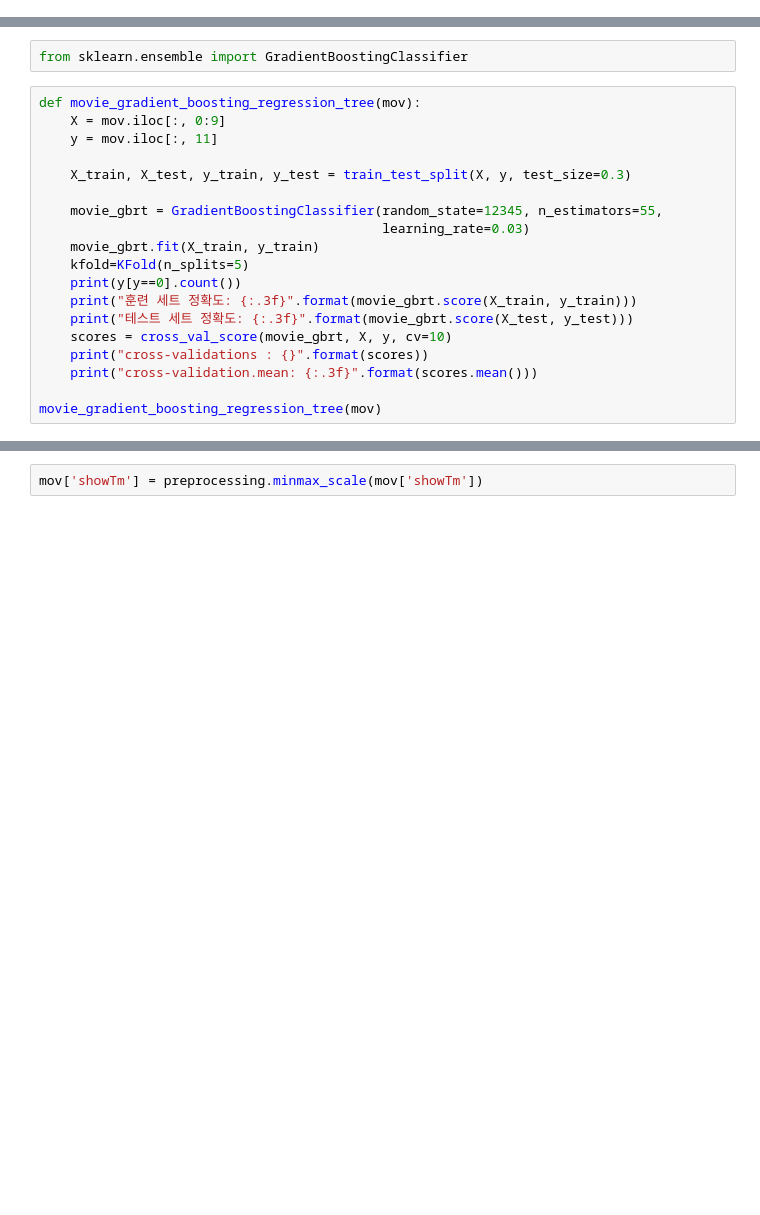
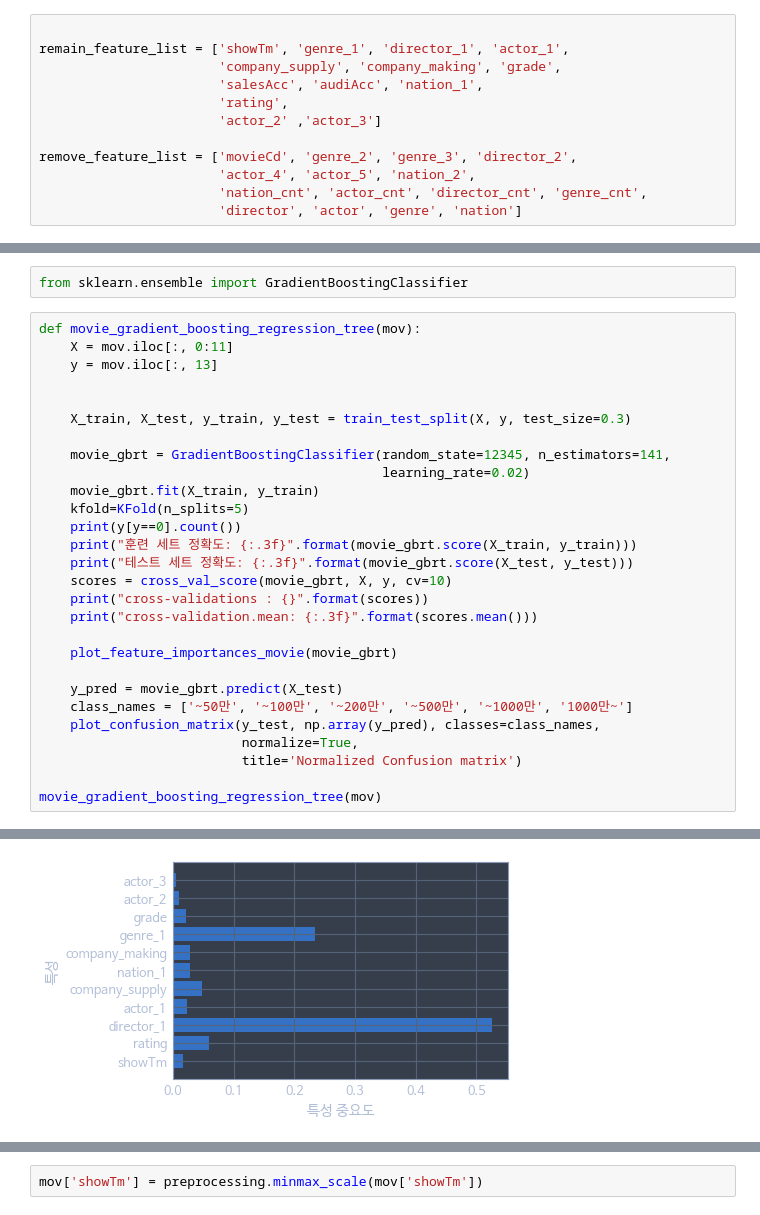
Before and after one commit to younghk/2019_Project_Graduation, a Jupyter notebook: Modeling.ipynb, the cells around one changed output, grey strips where cells are left out. Drawn from its saved outputs; the diff is of its cells as text; blank space fills up the shorter version.

```diff
--- a/Modeling.ipynb
+++ b/Modeling.ipynb
@@ -59,0 +90,12 @@ Int64Index([], dtype='int64')
+# %%
+
+remain_feature_list = ['showTm', 'genre_1', 'director_1', 'actor_1',
+                       'company_supply', 'company_making', 'grade',
+                       'salesAcc', 'audiAcc', 'nation_1',
+                       'rating',
+                       'actor_2' ,'actor_3']
+
+remove_feature_list = ['movieCd', 'genre_2', 'genre_3', 'director_2',
+                       'actor_4', 'actor_5', 'nation_2',
+                       'nation_cnt', 'actor_cnt', 'director_cnt', 'genre_cnt',
+                       'director', 'actor', 'genre', 'nation']
@@ -674,13 +710,14 @@ Normalized confusion matrix
 from sklearn.ensemble import GradientBoostingClassifier
 # %%
 def movie_gradient_boosting_regression_tree(mov):
-    X = mov.iloc[:, 0:9]
-    y = mov.iloc[:, 11]
+    X = mov.iloc[:, 0:11]
+    y = mov.iloc[:, 13]
+
 
     X_train, X_test, y_train, y_test = train_test_split(X, y, test_size=0.3)
 
-    movie_gbrt = GradientBoostingClassifier(random_state=12345, n_estimators=55,
-                                            learning_rate=0.03)
+    movie_gbrt = GradientBoostingClassifier(random_state=12345, n_estimators=141,
+                                            learning_rate=0.02)
     movie_gbrt.fit(X_train, y_train)
     kfold=KFold(n_splits=5)
     print(y[y==0].count())
@@ -690,5 +727,13 @@ def movie_gradient_boosting_regression_tree(mov):
     print("cross-validations : {}".format(scores))
     print("cross-validation.mean: {:.3f}".format(scores.mean()))
 
+    plot_feature_importances_movie(movie_gbrt)
+
+    y_pred = movie_gbrt.predict(X_test)
+    class_names = ['~50만', '~100만', '~200만', '~500만', '~1000만', '1000만~']
+    plot_confusion_matrix(y_test, np.array(y_pred), classes=class_names,
+                          normalize=True,
+                          title='Normalized Confusion matrix')
+
 movie_gradient_boosting_regression_tree(mov)
 # %% [output]
@@ -700,0 +753 @@ cross-validation.mean: 0.740
+[figure, added]
```
Also changed, not shown: parts of 38 cells of this notebook, 2 other files.
